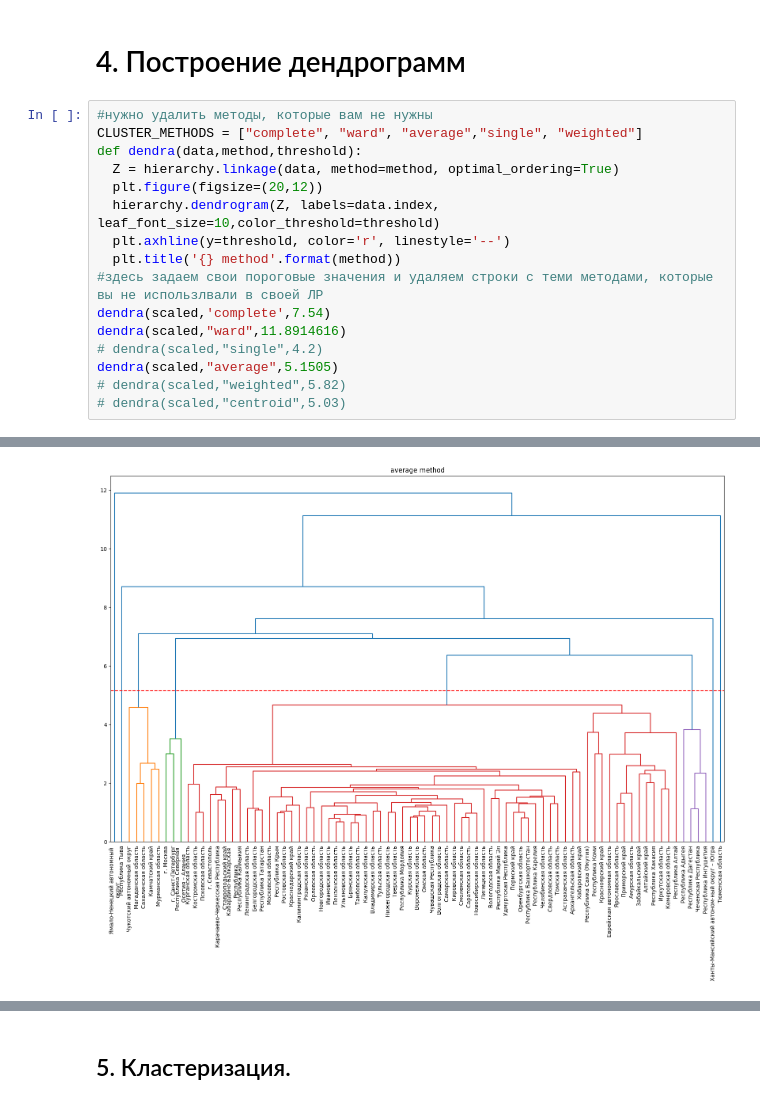
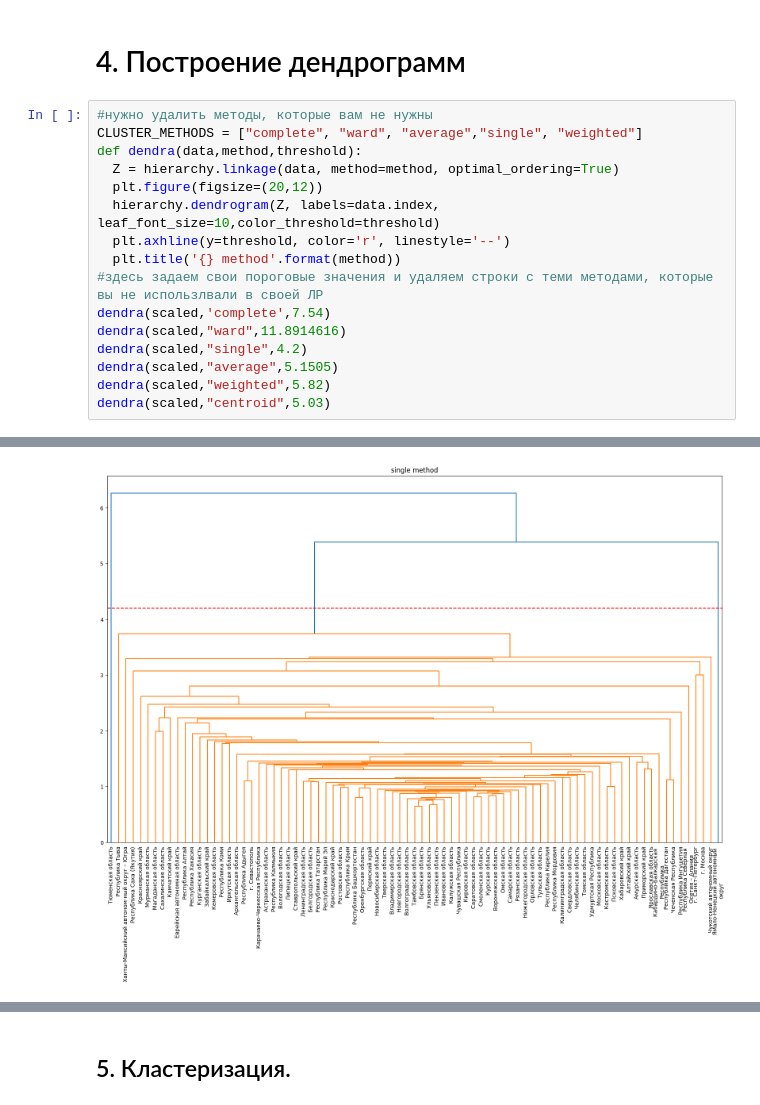
Before and after one commit to ForwardMoth/makrostat, a Jupyter notebook: lab1/Кластерный анализ.ipynb, the cells around one changed output, grey strips where cells are left out. Drawn from its saved outputs; the diff is of its cells as text.

```diff
--- a/lab1/Кластерный анализ.ipynb
+++ b/lab1/Кластерный анализ.ipynb
@@ -60,8 +60,8 @@ def dendra(data,method,threshold):
 #здесь задаем свои пороговые значения и удаляем строки с теми методами, которые вы не использлвали в своей ЛР
 dendra(scaled,'complete',7.54)
 dendra(scaled,"ward",11.8914616)
-# dendra(scaled,"single",4.2)
+dendra(scaled,"single",4.2)
 dendra(scaled,"average",5.1505)
-# dendra(scaled,"weighted",5.82)
-# dendra(scaled,"centroid",5.03)
+dendra(scaled,"weighted",5.82)
+dendra(scaled,"centroid",5.03)
 # %% [output]
@@ -70 +70 @@ dendra(scaled,"average",5.1505)
-[figure, old version]
+[figure, new version]
```
Also changed, not shown: parts of 6 cells of this notebook.
